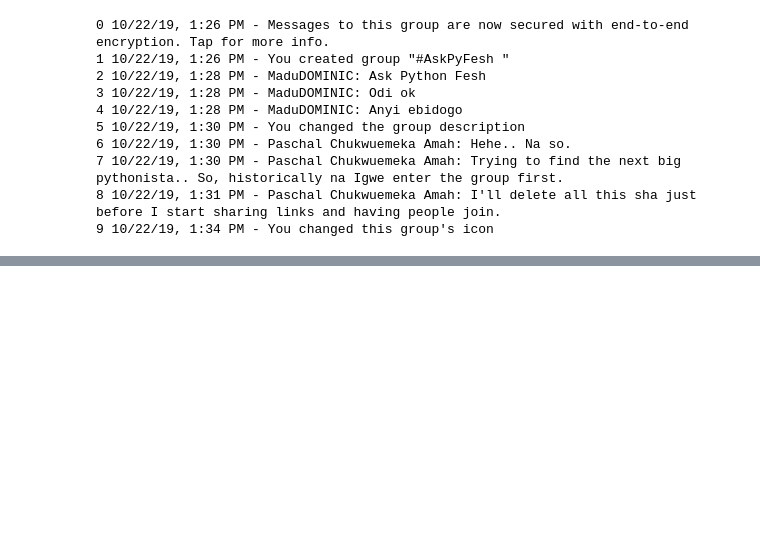
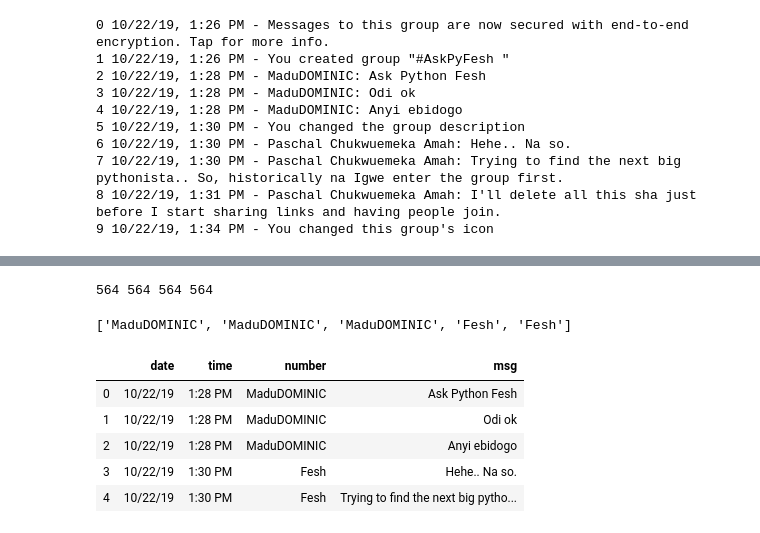
Before and after one commit to ifebuche/-AskPyFesh, a Jupyter notebook: analysis.ipynb, the cells around one changed output, grey strips where cells are left out. Drawn from its saved outputs; the diff is of its cells as text; code cells hidden in the pictures; blank space fills up the shorter version.

```diff
--- a/analysis.ipynb
+++ b/analysis.ipynb
@@ -304,0 +486,56 @@ NameError: name 'df' is not defined
+# %%
+#make arrays of different parts of the messages
+date = []
+time = []
+number = []
+msg = []
+counter = 0
+for line in msgs:
+    x = line.split()
+    #Get the date
+    dating = x[0]
+    date.append(dating.replace(',',''))
+
+    #Get the time
+    timing = x[1] + " " +x[2]
+    time.append(timing)
+
+    #Get number
+    num = " ".join(x[3:9]) #the parts numbers/names fall in
+    match = re.search(r"- ([^']*):", num).group(1) #match between '- ' and ':' where they are per se
+    number.append(match)
+
+    #Get message
+    #num = " ".join(x[3:8]) #num/name position
+    #match = re.search(r"- ([^']*):", num).group(1) #isolate the num/name per se
+    part = line.partition(match)[2] #partition according to the match and extract the last part, the msg
+    msging = part[2:] #strip off the first two characters as they are ": "
+    msg.append(msging)
+
+#     counter += 1
+#     print(counter)
+
+print(len(date), len(time), len(number), len(msg))
+# %% [output]
+564 564 564 564
+# %%
+number = [line.replace('Paschal Chukwuemeka Amah', 'Fesh') for line in number]
+number[:5]
+# %% [output]
+['MaduDOMINIC', 'MaduDOMINIC', 'MaduDOMINIC', 'Fesh', 'Fesh']
+# %%
+#Put in a dataframe
+apfesh_df = pd.DataFrame()
+apfesh_df["date"] = date
+apfesh_df["time"] = time
+apfesh_df["number"] = number
+apfesh_df["msg"] = msg
+
+apfesh_df.head()
+# %% [output]
+|  | date | time | number | msg |
+| 0 | 10/22/19 | 1:28 PM | MaduDOMINIC | Ask Python Fesh |
+| 1 | 10/22/19 | 1:28 PM | MaduDOMINIC | Odi ok |
+| 2 | 10/22/19 | 1:28 PM | MaduDOMINIC | Anyi ebidogo |
+| 3 | 10/22/19 | 1:30 PM | Fesh | Hehe.. Na so. |
+| 4 | 10/22/19 | 1:30 PM | Fesh | Trying to find the next big pytho... |
```
Also changed, not shown: parts of 26 cells of this notebook, 2 other files.
